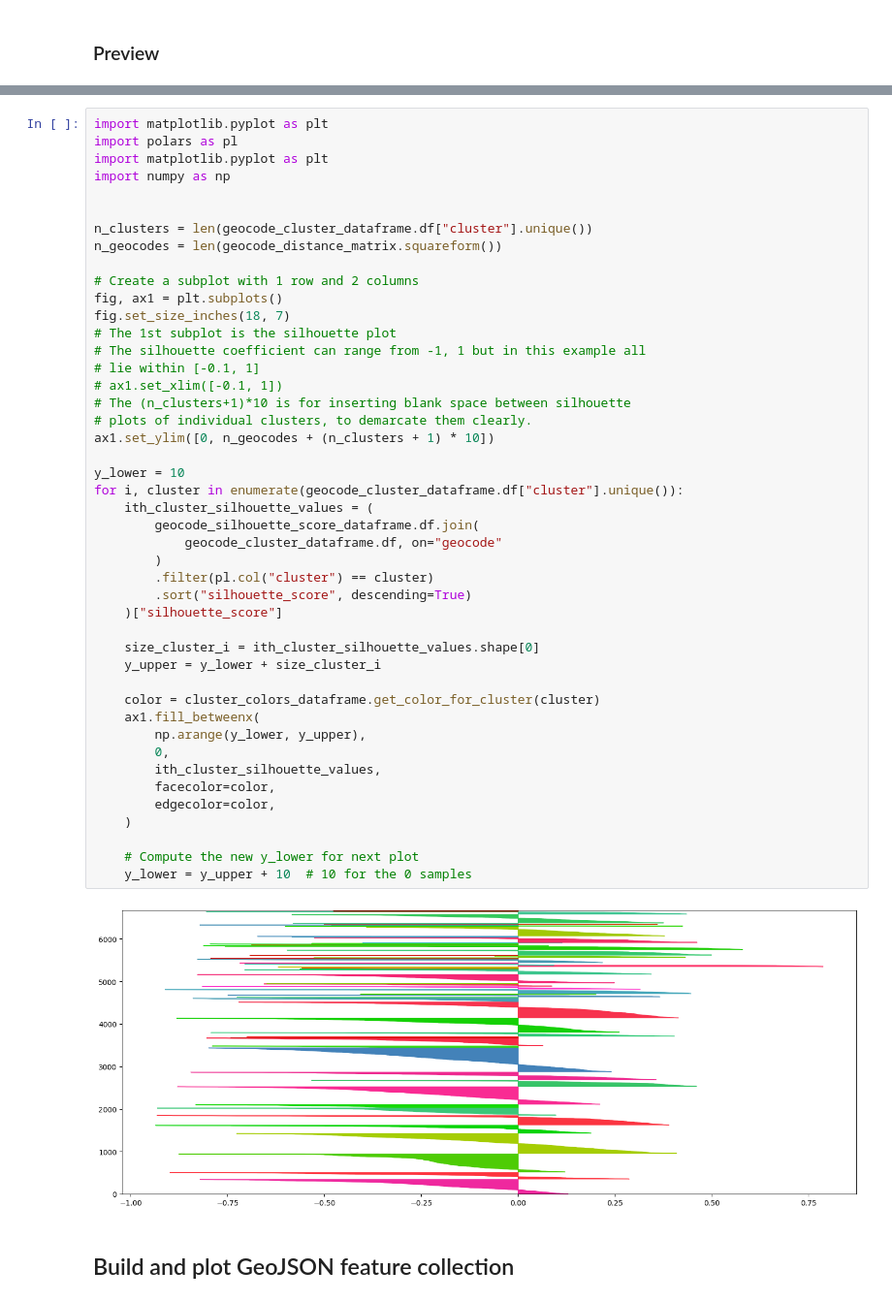
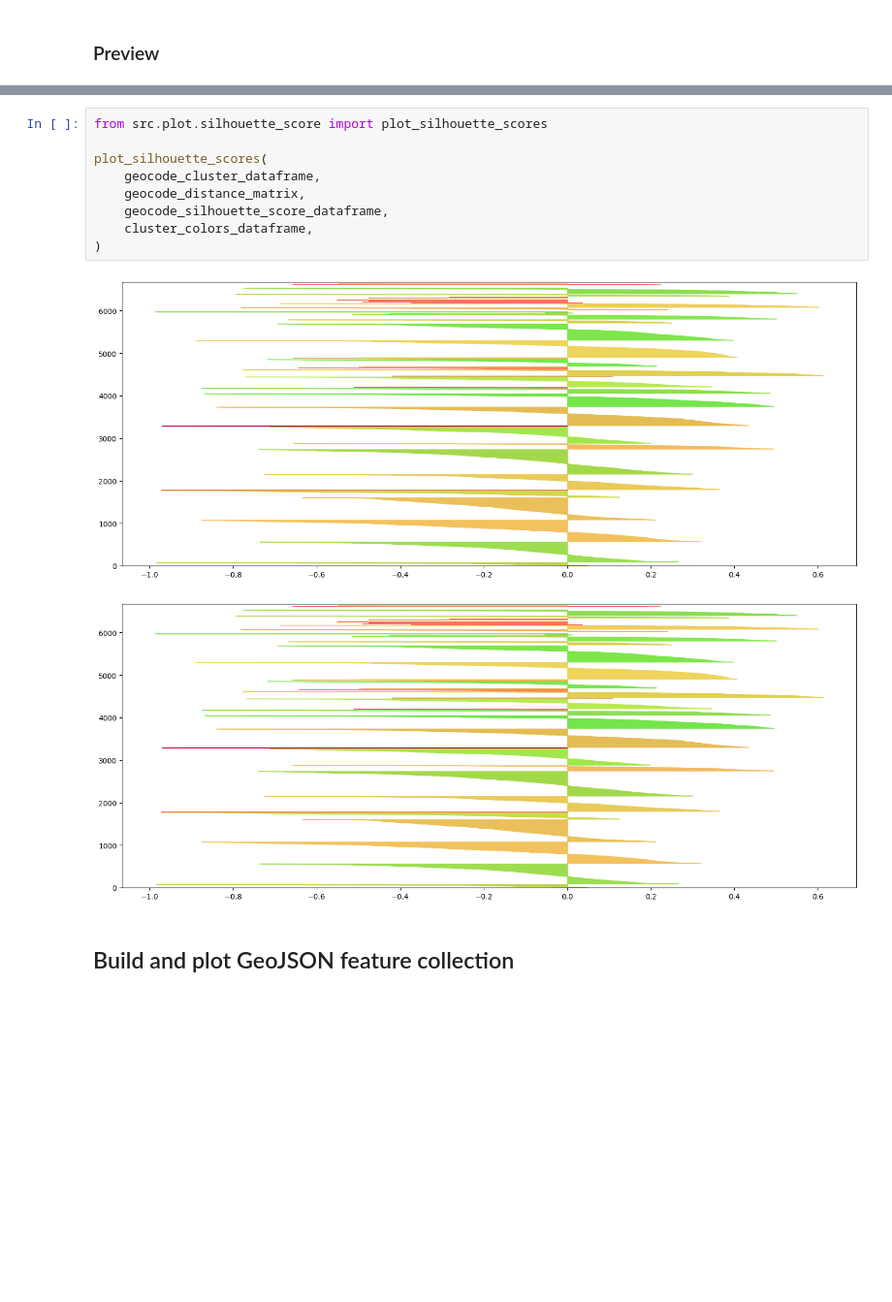
Before and after one commit to frewsxcv/citizen-science-bioregionalization, a Jupyter notebook: Workspace.ipynb, the cells around one changed output, grey strips where cells are left out. Shown: that part at 97% size. Cells and saved outputs as stored; diff of their text form; blank space fills up the shorter version.

Commit message:
add plot for silhouette score

```diff
--- a/Workspace.ipynb
+++ b/Workspace.ipynb
@@ -489,50 +489,15 @@ shape: (6_062, 2)
 # %%
-import matplotlib.pyplot as plt
-import polars as pl
-import matplotlib.pyplot as plt
-import numpy as np
+from src.plot.silhouette_score import plot_silhouette_scores
 
-
-n_clusters = len(geocode_cluster_dataframe.df["cluster"].unique())
-n_geocodes = len(geocode_distance_matrix.squareform())
-
-# Create a subplot with 1 row and 2 columns
-fig, ax1 = plt.subplots()
-fig.set_size_inches(18, 7)
-# The 1st subplot is the silhouette plot
-# The silhouette coefficient can range from -1, 1 but in this example all
-# lie within [-0.1, 1]
-# ax1.set_xlim([-0.1, 1])
-# The (n_clusters+1)*10 is for inserting blank space between silhouette
-# plots of individual clusters, to demarcate them clearly.
-ax1.set_ylim([0, n_geocodes + (n_clusters + 1) * 10])
-
-y_lower = 10
-for i, cluster in enumerate(geocode_cluster_dataframe.df["cluster"].unique()):
-    ith_cluster_silhouette_values = (
-        geocode_silhouette_score_dataframe.df.join(
-            geocode_cluster_dataframe.df, on="geocode"
-        )
-        .filter(pl.col("cluster") == cluster)
-        .sort("silhouette_score", descending=True)
-    )["silhouette_score"]
-
-    size_cluster_i = ith_cluster_silhouette_values.shape[0]
-    y_upper = y_lower + size_cluster_i
-
-    color = cluster_colors_dataframe.get_color_for_cluster(cluster)
-    ax1.fill_betweenx(
-        np.arange(y_lower, y_upper),
-        0,
-        ith_cluster_silhouette_values,
-        facecolor=color,
-        edgecolor=color,
-    )
-
-    # Compute the new y_lower for next plot
-    y_lower = y_upper + 10  # 10 for the 0 samples
+plot_silhouette_scores(
+    geocode_cluster_dataframe,
+    geocode_distance_matrix,
+    geocode_silhouette_score_dataframe,
+    cluster_colors_dataframe,
+)
 # %% [output]
-[figure, old version]
+[figure, new version]
+[figure, added]
 # %% [markdown]
 ## Build and plot GeoJSON feature collection
 # %%
```
Also changed, not shown: parts of 16 cells of this notebook, 1 other file.
